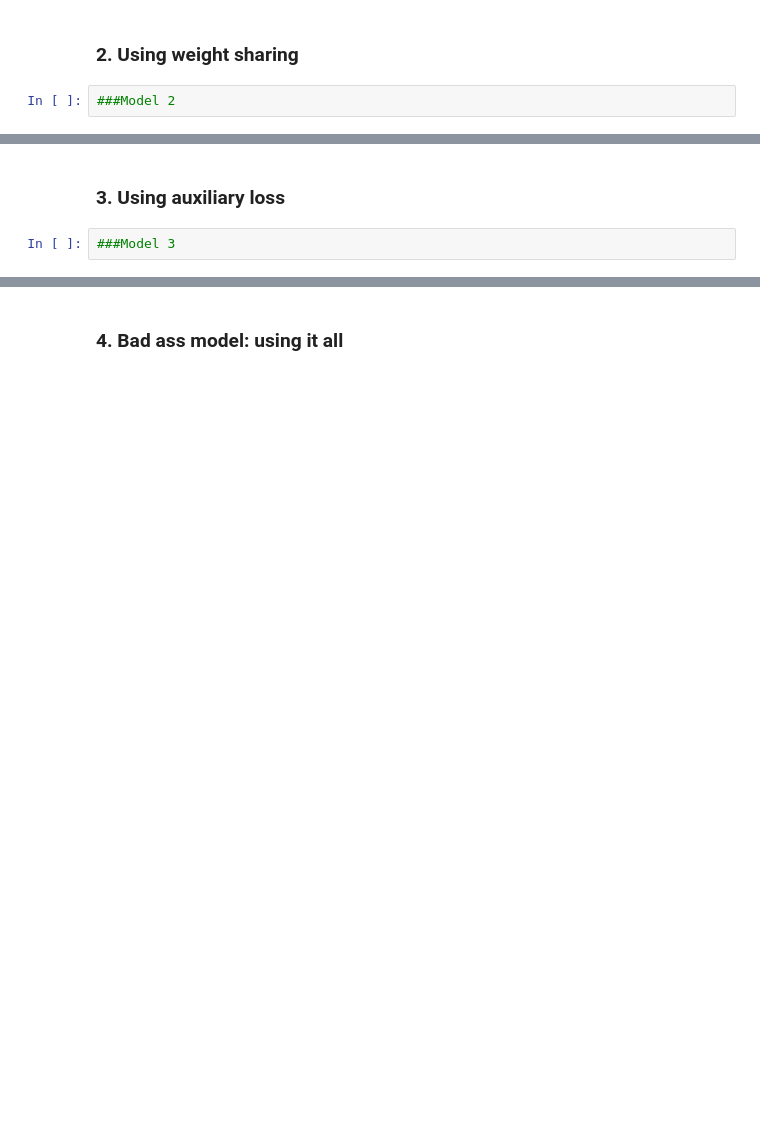
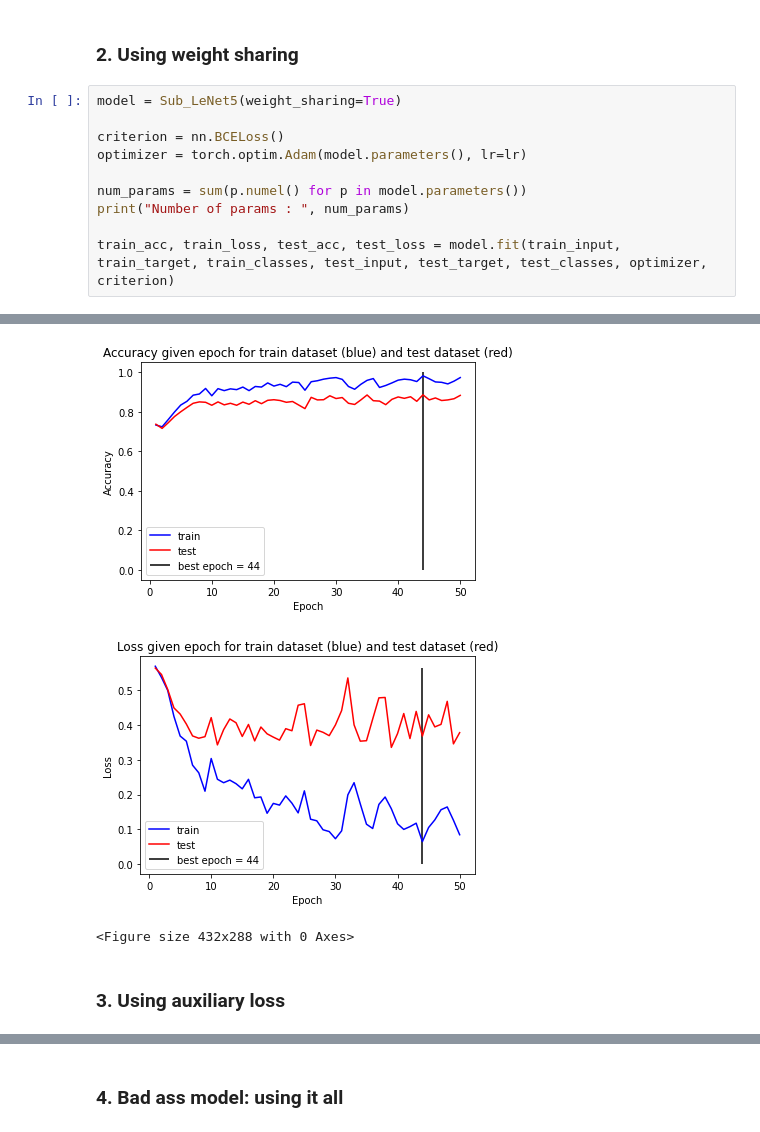
Before and after one commit to jdsalomon/dl_miniprojects, a Jupyter notebook: mp1/lenet5.ipynb, the cells around one changed output, grey strips where cells are left out. Saved outputs shown, nothing was run; the diff lists cells and outputs as text; blank space fills up the shorter version.

```diff
--- a/mp1/lenet5.ipynb
+++ b/mp1/lenet5.ipynb
@@ -205,4 +282,13 @@ Epoch 24 - Loss: 6.812961935997009 - Train accuracy: 0.576 - Test accuracy: 0.56
 # %% [markdown]
 ### 2. Using weight sharing
-# %%
-###Model 2
+# %%
+model = Sub_LeNet5(weight_sharing=True)
+
+criterion = nn.BCELoss()
+optimizer = torch.optim.Adam(model.parameters(), lr=lr)
+
+num_params = sum(p.numel() for p in model.parameters())
+print("Number of params : ", num_params)
+
+train_acc, train_loss, test_acc, test_loss = model.fit(train_input, train_target, train_classes, test_input, test_target, test_classes, optimizer, criterion)
+# %% [output]
@@ -209,4 +312,5 @@ Epoch 24 - Loss: 6.812961935997009 - Train accuracy: 0.576 - Test accuracy: 0.56
+[figure, added]
+[figure, added]
+<Figure size 432x288 with 0 Axes>
 # %% [markdown]
 ### 3. Using auxiliary loss
-# %%
-###Model 3
```
Also changed, not shown: parts of 15 cells of this notebook, 5 other files.
